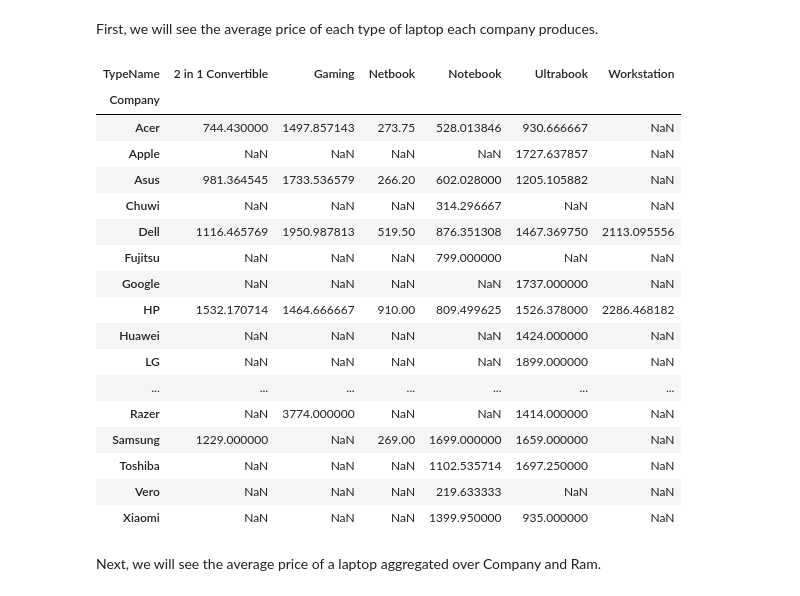
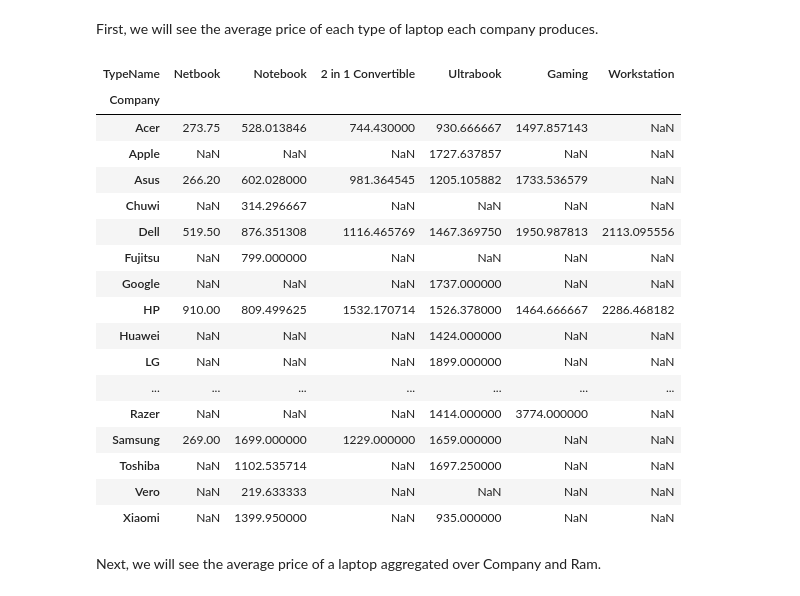
Before and after one commit to ryan-ferns/project_laptop_prices, a Jupyter notebook: laptop-prices-project.ipynb, the cells around one changed output. Cells and saved outputs as stored; diff of their text form; code cells hidden in the pictures.

Commit message:
Reindexed pivot tables in the Data Exploration section and corrected another Data Entry error in the Product variable.

```diff
--- a/laptop-prices-project.ipynb
+++ b/laptop-prices-project.ipynb
@@ -1584,26 +1584,34 @@ we will only be looking at the training set here.
 First, we will see the average price of
 each type of laptop each company produces.
 # %%
-pd.pivot_table(train, values='Price_euros', index='Company', columns='TypeName')
+pd.pivot_table(
+    train,
+    values='Price_euros',
+    index='Company',
+    columns='TypeName'
+).reindex(
+    labels=TypeName_values,
+    axis=1
+)
 # %% [output]
-| TypeName | 2 in 1 Convertible | Gaming | Netbook | Notebook | Ultrabook | Workstation |
+| TypeName | Netbook | Notebook | 2 in 1 Convertible | Ultrabook | Gaming | Workstation |
 | Company |  |  |  |  |  |  |
-| Acer | 744.430000 | 1497.857143 | 273.75 | 528.013846 | 930.666667 | NaN |
-| Apple | NaN | NaN | NaN | NaN | 1727.637857 | NaN |
-| Asus | 981.364545 | 1733.536579 | 266.20 | 602.028000 | 1205.105882 | NaN |
-| Chuwi | NaN | NaN | NaN | 314.296667 | NaN | NaN |
-| Dell | 1116.465769 | 1950.987813 | 519.50 | 876.351308 | 1467.369750 | 2113.095556 |
-| Fujitsu | NaN | NaN | NaN | 799.000000 | NaN | NaN |
-| Google | NaN | NaN | NaN | NaN | 1737.000000 | NaN |
-| HP | 1532.170714 | 1464.666667 | 910.00 | 809.499625 | 1526.378000 | 2286.468182 |
-| Huawei | NaN | NaN | NaN | NaN | 1424.000000 | NaN |
-| LG | NaN | NaN | NaN | NaN | 1899.000000 | NaN |
+| Acer | 273.75 | 528.013846 | 744.430000 | 930.666667 | 1497.857143 | NaN |
+| Apple | NaN | NaN | NaN | 1727.637857 | NaN | NaN |
+| Asus | 266.20 | 602.028000 | 981.364545 | 1205.105882 | 1733.536579 | NaN |
+| Chuwi | NaN | 314.296667 | NaN | NaN | NaN | NaN |
+| Dell | 519.50 | 876.351308 | 1116.465769 | 1467.369750 | 1950.987813 | 2113.095556 |
+| Fujitsu | NaN | 799.000000 | NaN | NaN | NaN | NaN |
+| Google | NaN | NaN | NaN | 1737.000000 | NaN | NaN |
+| HP | 910.00 | 809.499625 | 1532.170714 | 1526.378000 | 1464.666667 | 2286.468182 |
+| Huawei | NaN | NaN | NaN | 1424.000000 | NaN | NaN |
+| LG | NaN | NaN | NaN | 1899.000000 | NaN | NaN |
 | ... | ... | ... | ... | ... | ... | ... |
-| Razer | NaN | 3774.000000 | NaN | NaN | 1414.000000 | NaN |
-| Samsung | 1229.000000 | NaN | 269.00 | 1699.000000 | 1659.000000 | NaN |
-| Toshiba | NaN | NaN | NaN | 1102.535714 | 1697.250000 | NaN |
-| Vero | NaN | NaN | NaN | 219.633333 | NaN | NaN |
-| Xiaomi | NaN | NaN | NaN | 1399.950000 | 935.000000 | NaN |
+| Razer | NaN | NaN | NaN | 1414.000000 | 3774.000000 | NaN |
+| Samsung | 269.00 | 1699.000000 | 1229.000000 | 1659.000000 | NaN | NaN |
+| Toshiba | NaN | 1102.535714 | NaN | 1697.250000 | NaN | NaN |
+| Vero | NaN | 219.633333 | NaN | NaN | NaN | NaN |
+| Xiaomi | NaN | 1399.950000 | NaN | 935.000000 | NaN | NaN |
 # %% [markdown]
 Next, we will see the average price of
 a laptop aggregated over Company and Ram.
```
Also changed, not shown: parts of 21 cells of this notebook.
